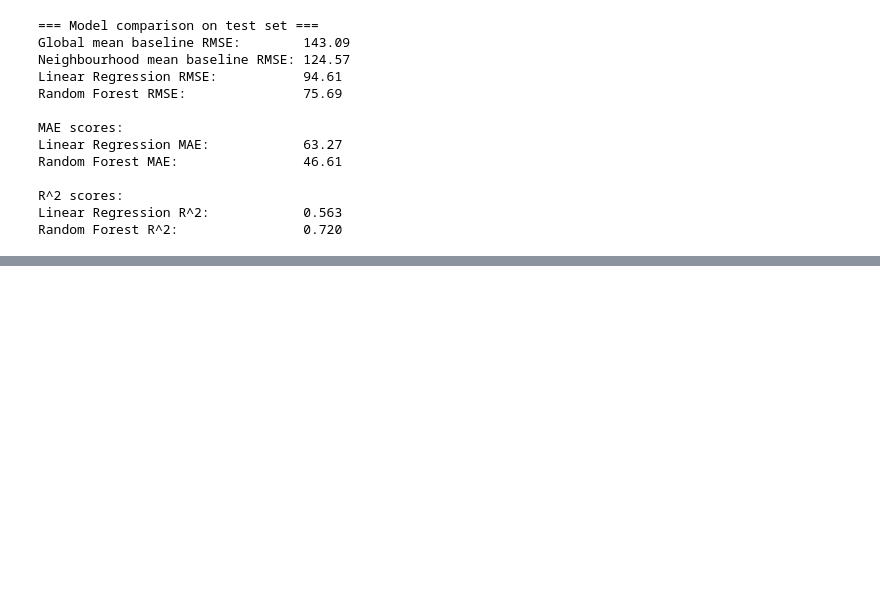
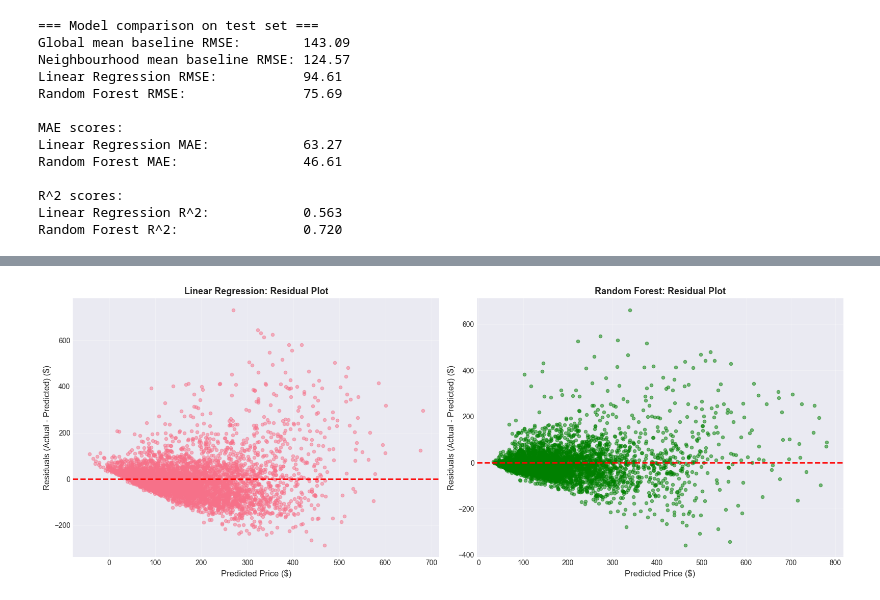
Before and after one commit to Pranav-Bathula/Airbnb-Price-Predictor, a Jupyter notebook: notebooks/model.ipynb, the cells around one changed output, grey strips where cells are left out. Cells and saved outputs as stored; diff of their text form; code cells hidden in the pictures; blank space fills up the shorter version.

```diff
--- a/notebooks/model.ipynb
+++ b/notebooks/model.ipynb
@@ -302,0 +499,28 @@ Random Forest R^2:                0.720
+# %%
+# 3. Residual Plots (to check for patterns in errors)
+fig, axes = plt.subplots(1, 2, figsize=(16, 6))
+
+# Calculate residuals
+residuals_lr = y_test - y_pred_lr
+residuals_rf = y_test - y_pred_rf
+
+# Linear Regression residuals
+axes[0].scatter(y_pred_lr, residuals_lr, alpha=0.5, s=20)
+axes[0].axhline(y=0, color='r', linestyle='--', linewidth=2)
+axes[0].set_xlabel('Predicted Price ($)', fontsize=12)
+axes[0].set_ylabel('Residuals (Actual - Predicted) ($)', fontsize=12)
+axes[0].set_title('Linear Regression: Residual Plot', fontsize=13, fontweight='bold')
+axes[0].grid(alpha=0.3)
+
+# Random Forest residuals
+axes[1].scatter(y_pred_rf, residuals_rf, alpha=0.5, s=20, color='green')
+axes[1].axhline(y=0, color='r', linestyle='--', linewidth=2)
+axes[1].set_xlabel('Predicted Price ($)', fontsize=12)
+axes[1].set_ylabel('Residuals (Actual - Predicted) ($)', fontsize=12)
+axes[1].set_title('Random Forest: Residual Plot', fontsize=13, fontweight='bold')
+axes[1].grid(alpha=0.3)
+
+plt.tight_layout()
+plt.show()
+# %% [output]
+[figure, added]
```
Also changed, not shown: parts of 13 cells of this notebook, 2 other files.
